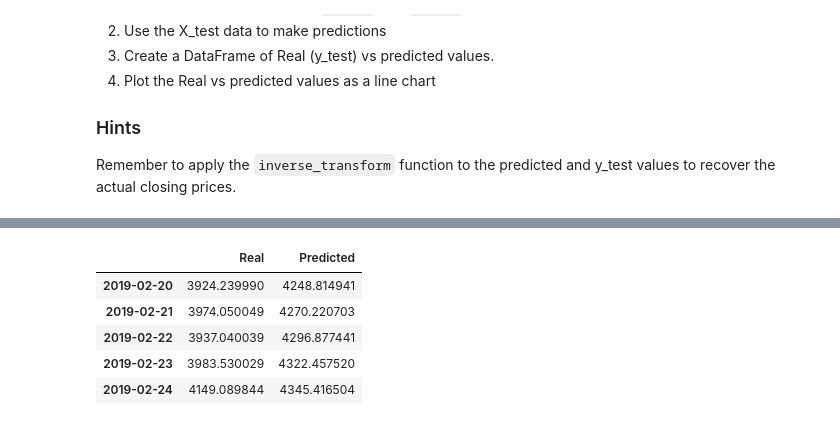
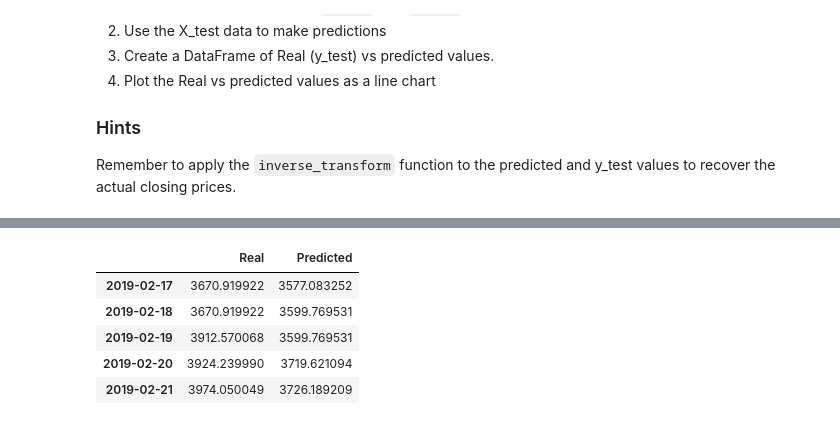
Before and after one commit to jayxcao/homework-unit14, a Jupyter notebook: lstm_stock_predictor_closing.ipynb, the cells around one changed output, grey strips where cells are left out. Cells and saved outputs as stored; diff of their text form; code cells hidden in the pictures.

```diff
--- a/lstm_stock_predictor_closing.ipynb
+++ b/lstm_stock_predictor_closing.ipynb
@@ -146,5 +223,6 @@ from tensorflow.keras.layers import LSTM, Dense, Dropout
 # %%
 # Compile the model
-# YOUR CODE HERE!
+model.compile(loss="mean_absolute_error",
+    optimizer="adam",)
 # %%
 # Summarize the model
@@ -172,5 +250,5 @@ _________________________________________________________________
 # Use at least 10 epochs
 # Do not shuffle the data
 # Experiement with the batch size, but a smaller batch size is recommended
-# YOUR CODE HERE!
+model.fit(X_train, y_train, epochs=100, shuffle=False, batch_size=10, verbose=1)
 # %% [output]
@@ -219,23 +294,23 @@ Remember to apply the `inverse_transform` function to the predicted and y_test v
 # %%
 # Make some predictions
-# YOUR CODE HERE!
+predicted = model.predict(X_test)
 # %%
 # Recover the original prices instead of the scaled version
-predicted_prices = y_test_scaler.inverse_transform(predicted)
-real_prices = y_test_scaler.inverse_transform(y_test.reshape(-1, 1))
+predicted_prices = scaler.inverse_transform(predicted)
+real_prices = scaler.inverse_transform(y_test.reshape(-1, 1))
 # %%
 # Create a DataFrame of Real and Predicted values
-stocks = pd.DataFrame({
+prices = pd.DataFrame({
     "Real": real_prices.ravel(),
     "Predicted": predicted_prices.ravel()
 }, index = df.index[-len(real_prices): ])
-stocks.head()
+prices.head()
 # %% [output]
 |  | Real | Predicted |
-| 2019-02-20 | 3924.239990 | 4248.814941 |
-| 2019-02-21 | 3974.050049 | 4270.220703 |
-| 2019-02-22 | 3937.040039 | 4296.877441 |
-| 2019-02-23 | 3983.530029 | 4322.457520 |
-| 2019-02-24 | 4149.089844 | 4345.416504 |
+| 2019-02-17 | 3670.919922 | 3577.083252 |
+| 2019-02-18 | 3670.919922 | 3599.769531 |
+| 2019-02-19 | 3912.570068 | 3599.769531 |
+| 2019-02-20 | 3924.239990 | 3719.621094 |
+| 2019-02-21 | 3974.050049 | 3726.189209 |
 # %%
 # Plot the real vs predicted values as a line chart
```
Also changed, not shown: parts of 13 cells of this notebook, 2 other files.
